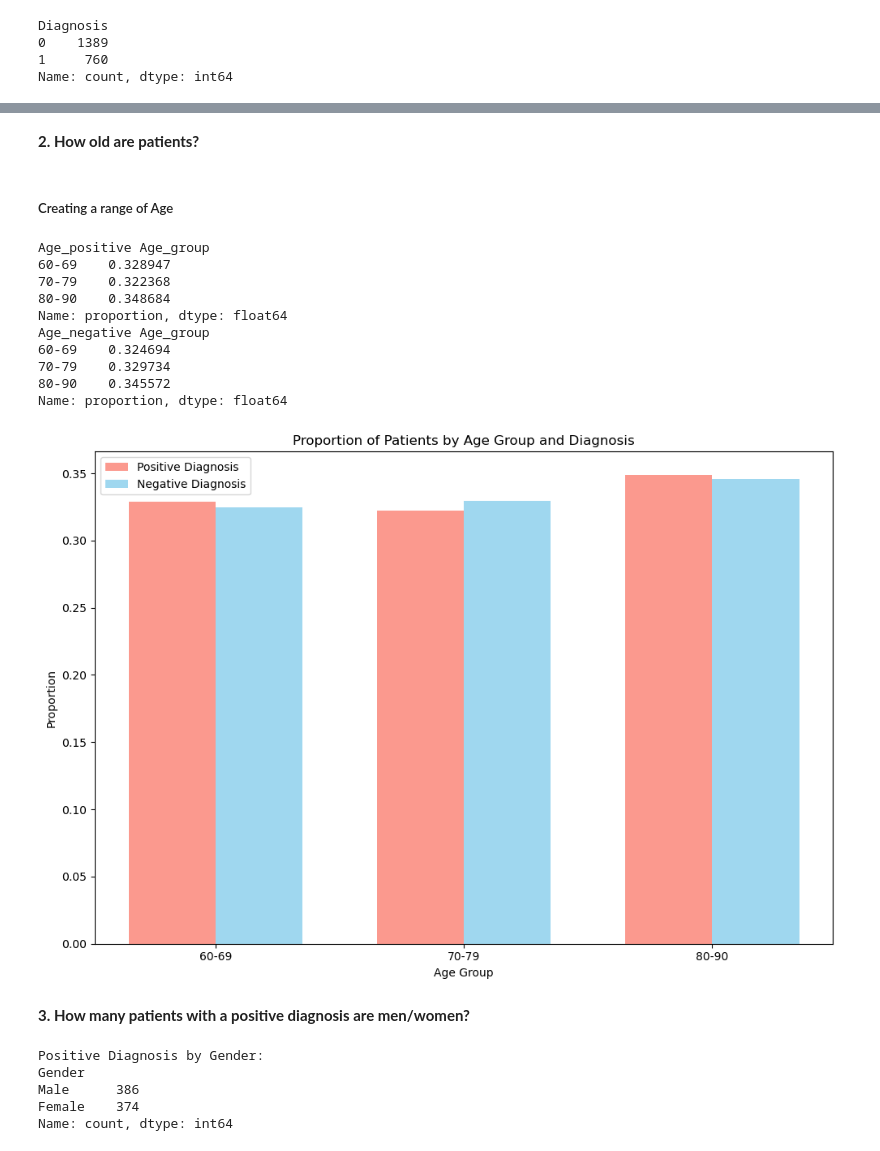
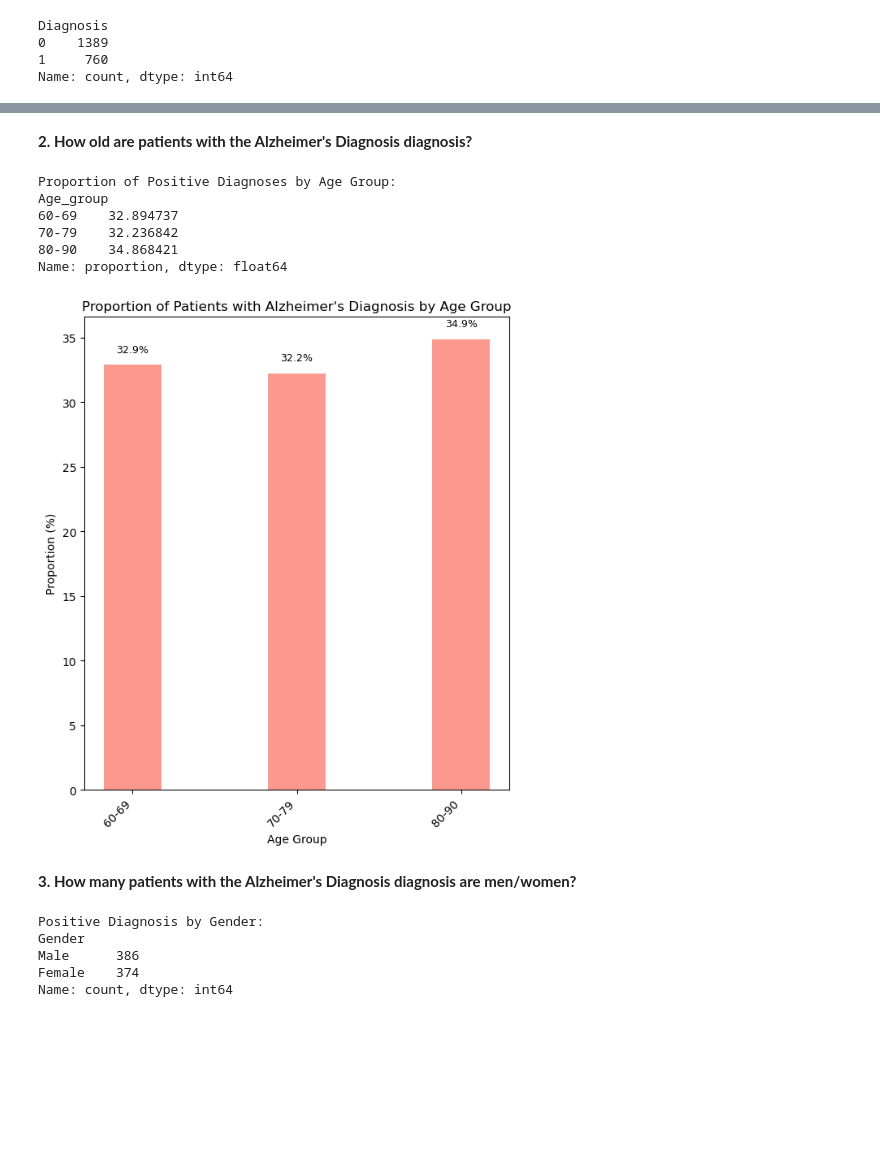
Before and after one commit to MariyaLy13/python_for_data_analytics, a Jupyter notebook: FinalProject.ipynb, the cells around one changed output, grey strips where cells are left out. Drawn from its saved outputs; the diff is of its cells as text; code cells hidden in the pictures; blank space fills up the shorter version.

```diff
--- a/FinalProject.ipynb
+++ b/FinalProject.ipynb
@@ -200,0 +308,4 @@ Unique values in 'EducationLevel' after mapping: ["Bachelor's" 'None' 'High Scho
+# %%
+PhysicalActivity_bins = [0, 1, 3, 5, 7, 10]
+PhysicalActivity_labels = ['0 - 1 hours', '1 - 3 hours', '3 - 5 hours', '5 - 7 hours', '> 7 hours']
+df['PhysicalActivity_range'] = pd.cut(df['PhysicalActivity'], bins=PhysicalActivity_bins, labels=PhysicalActivity_labels, right=False)
@@ -207,10 +431,19 @@ Diagnosis
 1     760
 Name: count, dtype: int64
 # %%
+diagnosis_percentages = (diagnosis_counts / diagnosis_counts.sum()) * 100
+
 plt.bar(diagnosis_counts.index, diagnosis_counts.values, color=['skyblue', 'salmon'])
+
+for i, count in enumerate(diagnosis_counts.values):
+    percentage = diagnosis_percentages.iloc[i]
+    plt.text(i, count + 5, f"{percentage:.1f}%", ha='center', fontsize=9, color='black')
+
 plt.xticks([0, 1], ['Negative (0)', 'Positive (1)'])
 plt.xlabel('Diagnosis')
 plt.ylabel('Count')
-plt.title('Number of Patients by Diagnosis')
+plt.title("Number of Patients by Alzheimer's Diagnosis")
+
+plt.tight_layout()
 plt.show()
 # %% [output]
@@ -218,4 +451,2 @@ plt.show()
 # %% [markdown]
-**2. How old are patients?**
+**2. How old are patients with the Alzheimer's Diagnosis diagnosis?**
-# %% [markdown]
-##### Creating a range of Age
@@ -227,51 +453,38 @@ df['Age_group'] = pd.cut(df['Age'], bins=age_bins, labels=age_labels, right=Fals
 # %%
-# Calculate proportions for positive and negative diagnoses
-Age_positive = df[df['Diagnosis'] == 1]['Age_group'].value_counts(normalize=True).sort_index()
-Age_negative = df[df['Diagnosis'] == 0]['Age_group'].value_counts(normalize=True).sort_index()
+Age_positive = df[df['Diagnosis'] == 1]['Age_group'].value_counts(normalize=True).sort_index() * 100
-# %%
-print('Age_positive', Age_positive)
-print('Age_negative', Age_negative)
-# %% [output]
-Age_positive Age_group
-60-69    0.328947
-70-79    0.322368
-80-90    0.348684
-Name: proportion, dtype: float64
-Age_negative Age_group
-60-69    0.324694
-70-79    0.329734
-80-90    0.345572
-Name: proportion, dtype: float64
+# %%
+print('Proportion of Positive Diagnoses by Age Group:')
+print(Age_positive)
+# %% [output]
+Proportion of Positive Diagnoses by Age Group:
+Age_group
+60-69    32.894737
+70-79    32.236842
+80-90    34.868421
+Name: proportion, dtype: float64
 # %%
-# Visualization: Side-by-side bar chart for Age Group proportions
-age_groups = age_labels
+x = range(len(Age_positive))
+width = 0.35
 
-x = range(len(age_groups))  # Positions for the bars
-width = 0.35  # Width of each bar
+fig, ax = plt.subplots(figsize=(6, 7))
 
-fig, ax = plt.subplots(figsize=(10, 7))
-
-# Positive diagnosis bars
 ax.bar(x, Age_positive, width, label='Positive Diagnosis', color='salmon', alpha=0.8)
 
-# Negative diagnosis bars
-ax.bar([pos + width for pos in x], Age_negative, width, label='Negative Diagnosis', color='skyblue', alpha=0.8)
+for i, value in enumerate(Age_positive):
+    ax.text(i, value + 1, f"{value:.1f}%", ha='center', fontsize=9, color='black')
 
-# Labels, title, and legend
-ax.set_xticks([pos + width / 2 for pos in x])
-ax.set_xticklabels(age_groups)
+ax.set_xticks(x)
+ax.set_xticklabels(Age_positive.index, rotation=45, ha='right')
 ax.set_xlabel('Age Group')
-ax.set_ylabel('Proportion')
-ax.set_title('Proportion of Patients by Age Group and Diagnosis')
-ax.legend()
+ax.set_ylabel('Proportion (%)')
+ax.set_title('Proportion of Patients with Alzheimer\'s Diagnosis by Age Group')
 
-# Display the plot
 plt.tight_layout()
 plt.show()
 # %% [output]
-[figure, old version]
+[figure, new version]
 # %% [markdown]
-**3. How many patients with a positive diagnosis are men/women?**
+**3. How many patients with the Alzheimer's Diagnosis diagnosis are men/women?**
 # %%
 positive_gender_counts = df[df['Diagnosis'] == 1]['Gender'].value_counts()
 print('Positive Diagnosis by Gender:')
```
Also changed, not shown: parts of 182 cells of this notebook.
